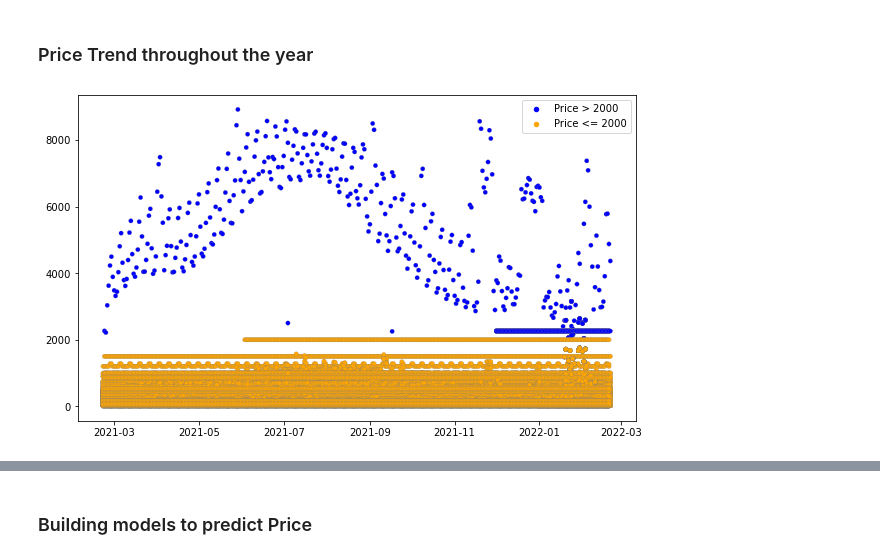
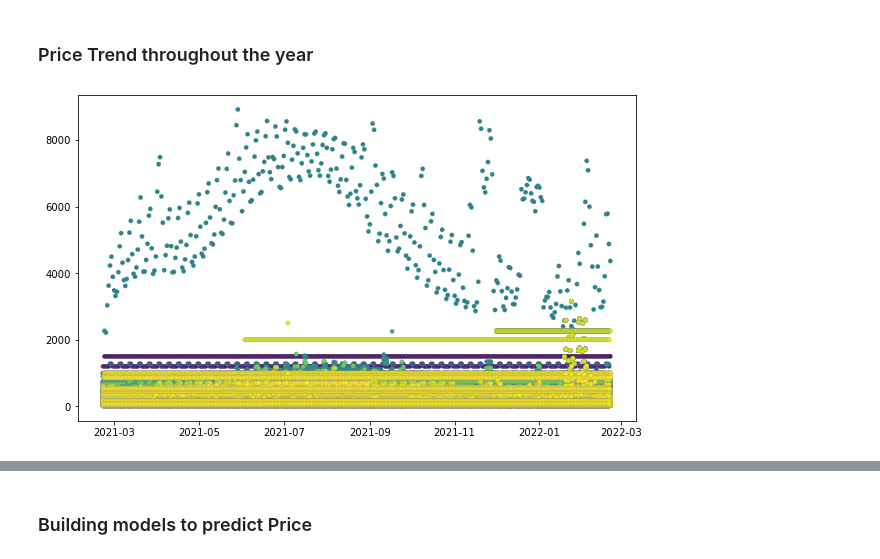
Before and after one commit to edh1912/Airbnb_Seattle, a Jupyter notebook: Airbnb.ipynb, the cells around one changed output, grey strips where cells are left out. Drawn from its saved outputs; the diff is of its cells as text; code cells hidden in the pictures.

```diff
--- a/Airbnb.ipynb
+++ b/Airbnb.ipynb
@@ -24,6 +41,7 @@ fetch_airbnb_data()
 ### Functions to load csv data
 # %%
 def load_airbnb_data(filename,data_path=DATA_PATH):
+    """load airbnb csv gzip data"""
     csv_path = os.path.join(data_path,filename)
     return pd.read_csv(csv_path,compression="gzip")
 # %%
@@ -132,18 +151,12 @@ calendar["adjusted_price"].replace(regex={"[\$,]":""},inplace=True)
 calendar["adjusted_price"] = calendar["price"].astype(float)
 # %% [markdown]
 ### Price Trend throughout the year
-# %%
-## divide price in two categories for plot
-calendar["price_2000"] = (calendar["price"] > 2000).astype(int)
 # %%
-price_dict = {0:"orange",1:"blue"}
 fig = plt.figure(figsize=(10,6))
-plt.scatter(data=calendar,x='date',y='price',c=calendar["price_2000"].apply(lambda x: price_dict[x]),
+plt.scatter(data=calendar,x='date',y='price',c="listing_id",
               s=20,linewidths=0.2,edgecolors='gray',label=None)
 
-plt.scatter([],[],c='blue',s=20,label="Price > 2000")
-plt.scatter([],[],c='orange',s=20,label="Price <= 2000")
-plt.legend(loc="upper right")
 plt.savefig("seasonality.png")
+plt.show()
 # %% [output]
-[figure, old version]
+[figure, new version]
```
Also changed, not shown: parts of 14 cells of this notebook, 2 other files.
